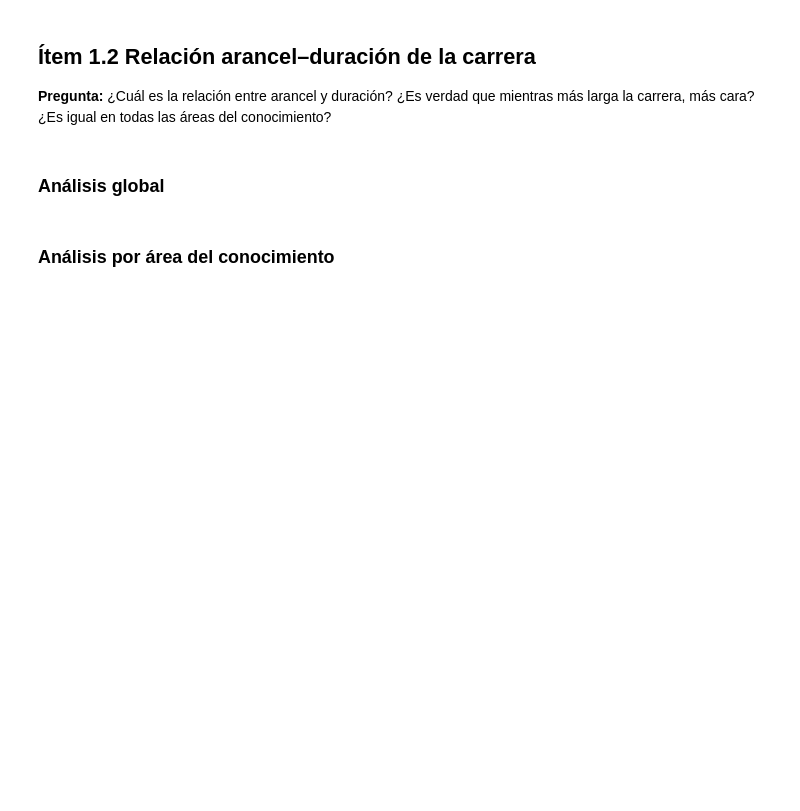
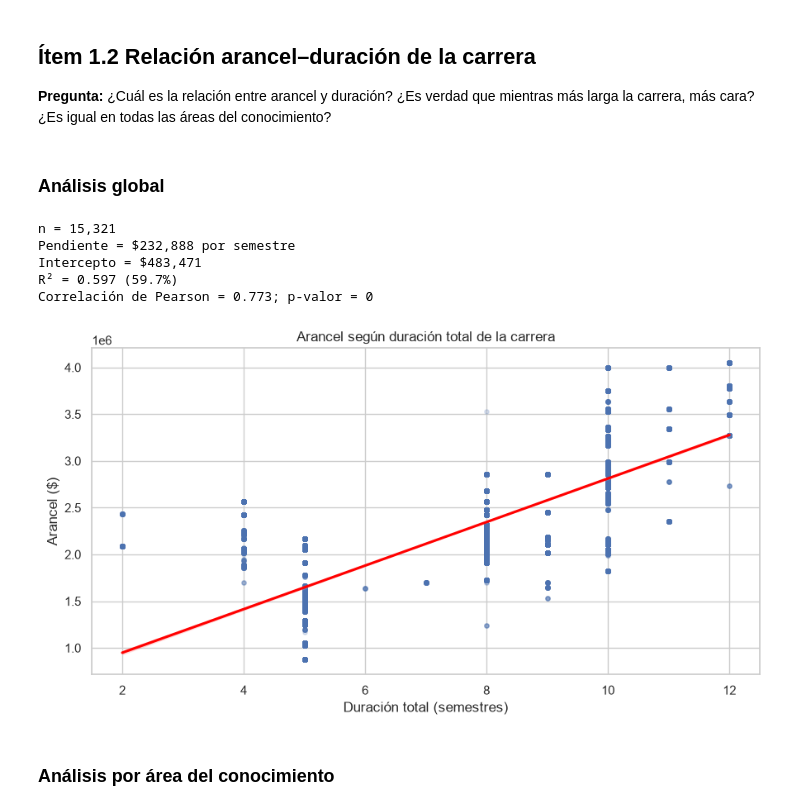
Before and after one commit to Jeanrenel92/labs-estadistica-desc, a Jupyter notebook: SEM2/Trabajo practico 2/TP_PRACTICO_V1.ipynb, the cells around one changed output. Drawn from its saved outputs; the diff is of its cells as text; code cells hidden in the pictures; blank space fills up the shorter version.

```diff
--- a/SEM2/Trabajo practico 2/TP_PRACTICO_V1.ipynb
+++ b/SEM2/Trabajo practico 2/TP_PRACTICO_V1.ipynb
@@ -157,7 +262,35 @@ _Redactar aquí._
 # %% [markdown]
 ### Análisis global
 # %%
-# Dispersión arancel vs duración con recta de regresión. Reportar pendiente, intercepto, R² y correlación.
+# Modelo lineal global: arancel como variable dependiente y duración como independiente
+modelo_global = df_clean[['DURACION TOTAL CARRERA (SEMESTRES)', 'VALOR ARANCEL (PESOS)']].dropna()
+X = modelo_global[['DURACION TOTAL CARRERA (SEMESTRES)']]
+y = modelo_global['VALOR ARANCEL (PESOS)']
+reg_global = LinearRegression().fit(X, y)
+pred_global = reg_global.predict(X)
+r2_global = r2_score(y, pred_global)
+r_global, p_global = stats.pearsonr(X.iloc[:, 0], y)
+print(f'n = {len(modelo_global):,}')
+print(f'Pendiente = ${reg_global.coef_[0]:,.0f} por semestre')
+print(f'Intercepto = ${reg_global.intercept_:,.0f}')
+print(f'R² = {r2_global:.3f} ({r2_global*100:.1f}%)')
+print(f'Correlación de Pearson = {r_global:.3f}; p-valor = {p_global:.3g}')
+
+plt.figure(figsize=(9, 5))
+sns.regplot(data=modelo_global, x='DURACION TOTAL CARRERA (SEMESTRES)', y='VALOR ARANCEL (PESOS)',
+            scatter_kws={'alpha': 0.2, 's': 14}, line_kws={'color': 'red'})
+plt.title('Arancel según duración total de la carrera')
+plt.xlabel('Duración total (semestres)')
+plt.ylabel('Arancel ($)')
+plt.tight_layout()
+plt.show()
+# %% [output]
+n = 15,321
+Pendiente = $232,888 por semestre
+Intercepto = $483,471
+R² = 0.597 (59.7%)
+Correlación de Pearson = 0.773; p-valor = 0
+[figure, added]
 # %% [markdown]
 ### Análisis por área del conocimiento
 # %%
```
Also changed, not shown: parts of 26 cells of this notebook.
